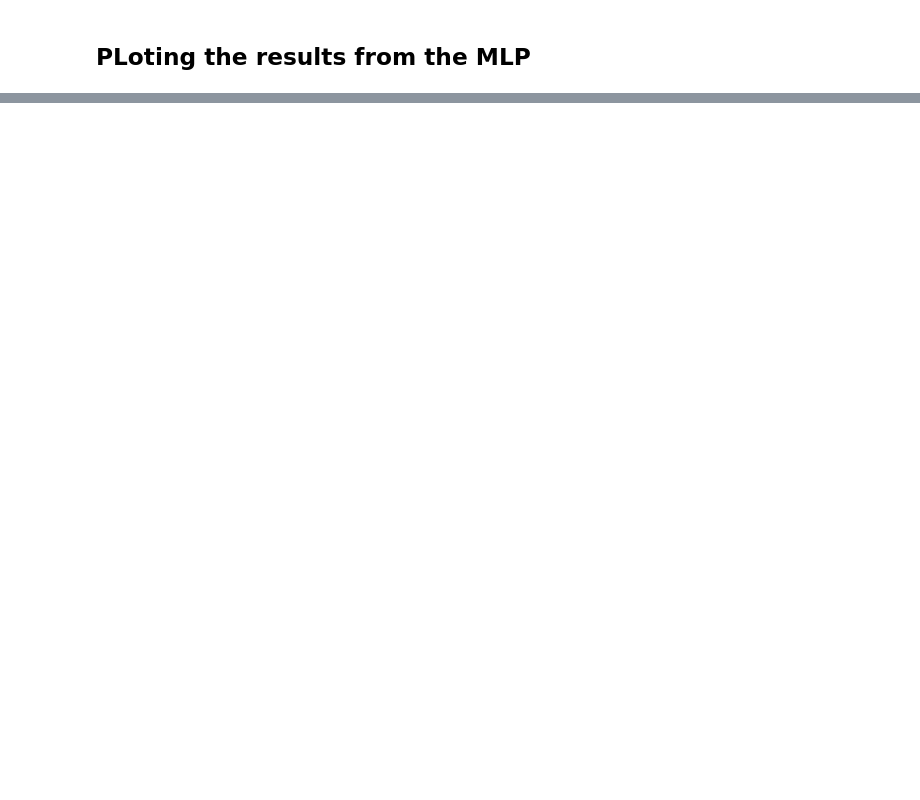
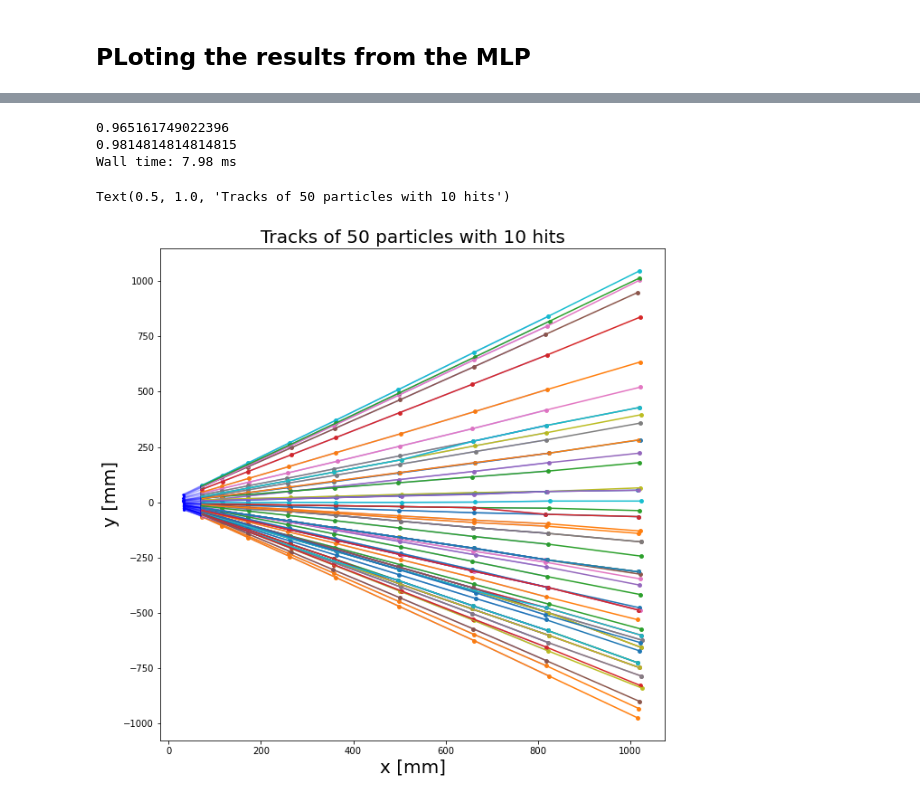
Before and after one commit to nicolai5965/Bachelorprojekt-Nicolai-og-Simon-, a Jupyter notebook: Bachelor code to run MLP.ipynb, the cells around one changed output, grey strips where cells are left out. Drawn from its saved outputs; the diff is of its cells as text; code cells hidden in the pictures; blank space fills up the shorter version.

```diff
--- a/Bachelor code to run MLP.ipynb
+++ b/Bachelor code to run MLP.ipynb
@@ -130,0 +179,3 @@ Wall time: 48.7 s
+# %%
+%%time
+seg1_E1 , seg2_E1 , seg3_E1 , truedf_E1_all , true_yk_E1_all = segments(X_test_1,Y_test_1,prop_test_1)
@@ -130,0 +184,32 @@ Wall time: 48.7 s
+# %%
+%%time
+def purity_test(edges_TF,prop_test,score_test):
+    guess = prop_test
+    score = score_test
+    True_idx = []
+    for i, idx in enumerate(edges_TF):
+        if edges_TF[i] == 1:
+            True_idx.append(guess[i])
+    purity = sum(True_idx)/sum(edges_TF)
+    return guess , score , True_idx , purity
+
+guess_E1_all , score_E1_all , true_idx_E1_all , purity_E1_all = purity_test(Y_test_1,prop_test_1,score_test_1)
+print(score_E1_all)
+print(purity_E1_all)
+# %% [output]
+0.965161749022396
+0.9814814814814815
+Wall time: 7.98 ms
+# %%
+plt.figure(figsize=(10,10))
+for i in seg3_E1:
+    plt.plot(truedf_E1_all.r_node1[i], truedf_E1_all.z_node1[i], color = 'blue', alpha = 0.3)
+    plt.scatter(truedf_E1_all.r_node1[i], truedf_E1_all.z_node1[i], color = 'blue', s = 2)
+    plt.scatter(truedf_E1_all.r_node2[i], truedf_E1_all.z_node2[i], s = 15)
+    plt.plot(truedf_E1_all.r_node2[i], truedf_E1_all.z_node2[i])
+plt.xlabel('x [mm]', fontsize = 20)
+plt.ylabel('y [mm]', fontsize = 20)
+plt.title('Tracks of 50 particles with 10 hits', fontsize = 20)
+# %% [output]
+Text(0.5, 1.0, 'Tracks of 50 particles with 10 hits')
+[figure, added]
```
Also changed, not shown: parts of 12 cells of this notebook.
